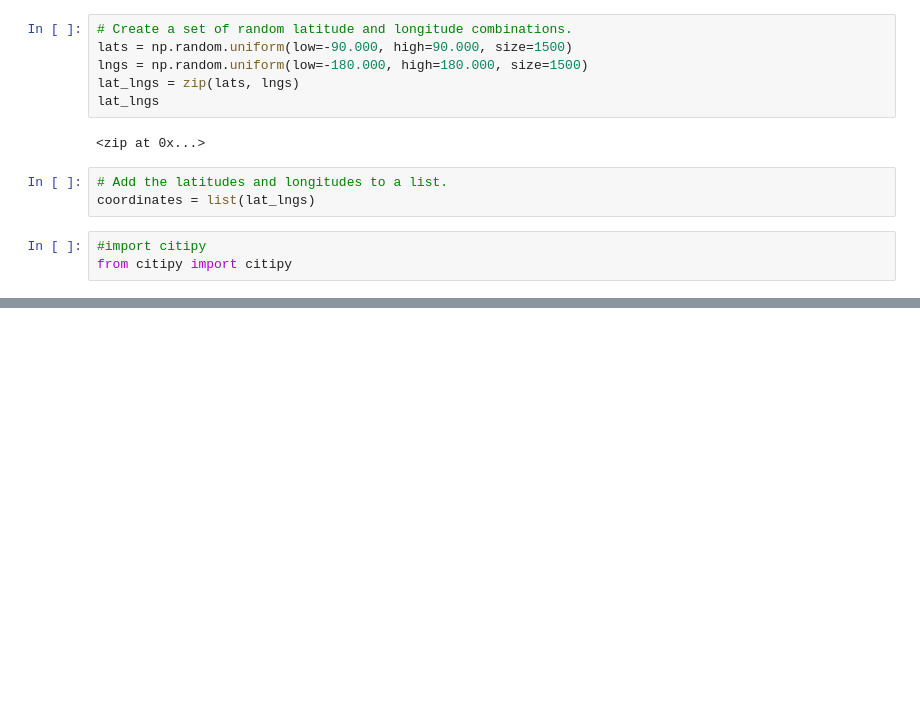
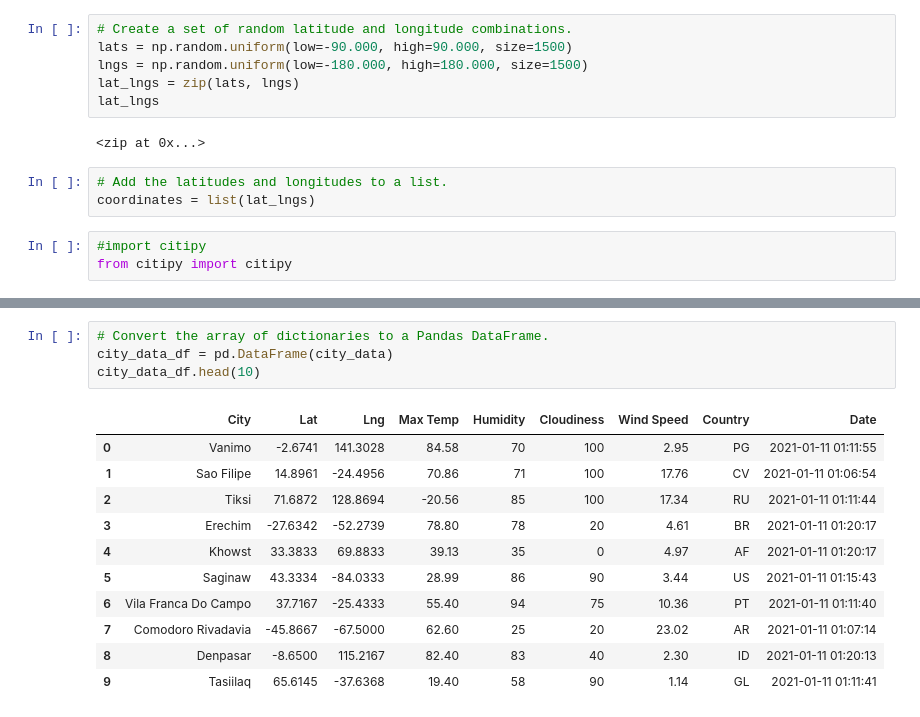
Before and after one commit to lmsullivan18/World_Weather_Analysis, a Jupyter notebook: WeatherPy.ipynb, the cells around one changed output, grey strips where cells are left out. Saved outputs shown, nothing was run; the diff lists cells and outputs as text; blank space fills up the shorter version.

```diff
--- a/WeatherPy.ipynb
+++ b/WeatherPy.ipynb
@@ -33,0 +124,16 @@ len(cities)
+# %%
+# Convert the array of dictionaries to a Pandas DataFrame.
+city_data_df = pd.DataFrame(city_data)
+city_data_df.head(10)
+# %% [output]
+|  | City | Lat | Lng | Max Temp | Humidity | Cloudiness | Wind Speed | Country | Date |
+| 0 | Vanimo | -2.6741 | 141.3028 | 84.58 | 70 | 100 | 2.95 | PG | 2021-01-11 01:11:55 |
+| 1 | Sao Filipe | 14.8961 | -24.4956 | 70.86 | 71 | 100 | 17.76 | CV | 2021-01-11 01:06:54 |
+| 2 | Tiksi | 71.6872 | 128.8694 | -20.56 | 85 | 100 | 17.34 | RU | 2021-01-11 01:11:44 |
+| 3 | Erechim | -27.6342 | -52.2739 | 78.80 | 78 | 20 | 4.61 | BR | 2021-01-11 01:20:17 |
+| 4 | Khowst | 33.3833 | 69.8833 | 39.13 | 35 | 0 | 4.97 | AF | 2021-01-11 01:20:17 |
+| 5 | Saginaw | 43.3334 | -84.0333 | 28.99 | 86 | 90 | 3.44 | US | 2021-01-11 01:15:43 |
+| 6 | Vila Franca Do Campo | 37.7167 | -25.4333 | 55.40 | 94 | 75 | 10.36 | PT | 2021-01-11 01:11:40 |
+| 7 | Comodoro Rivadavia | -45.8667 | -67.5000 | 62.60 | 25 | 20 | 23.02 | AR | 2021-01-11 01:07:14 |
+| 8 | Denpasar | -8.6500 | 115.2167 | 82.40 | 83 | 40 | 2.30 | ID | 2021-01-11 01:20:13 |
+| 9 | Tasiilaq | 65.6145 | -37.6368 | 19.40 | 58 | 90 | 1.14 | GL | 2021-01-11 01:11:41 |
```
Also changed, not shown: parts of 6 cells of this notebook, 3 other files.
